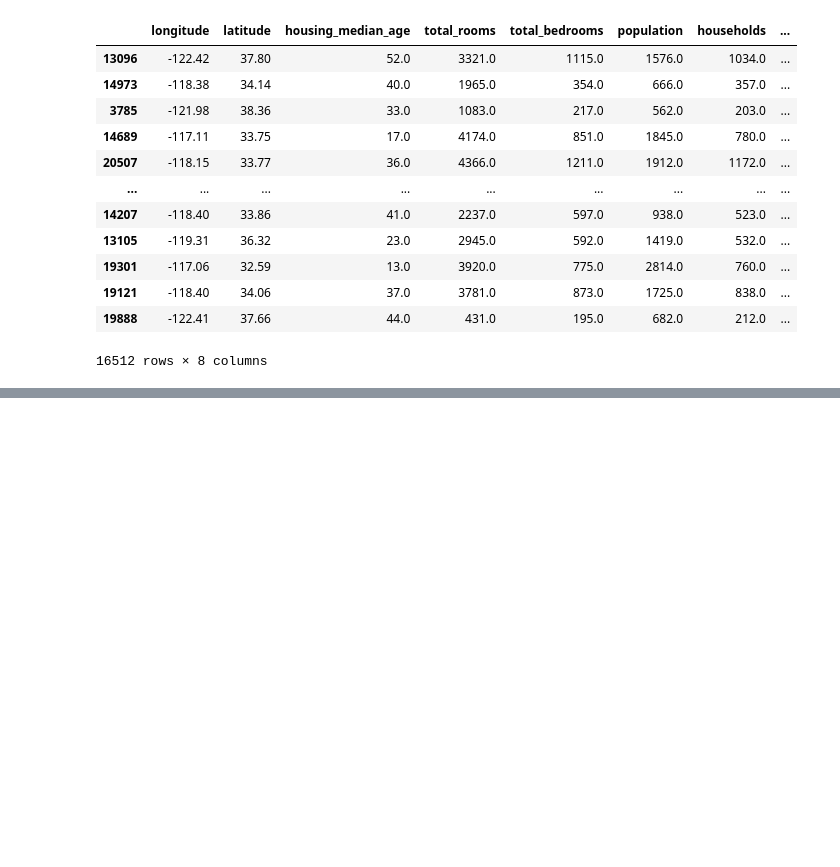
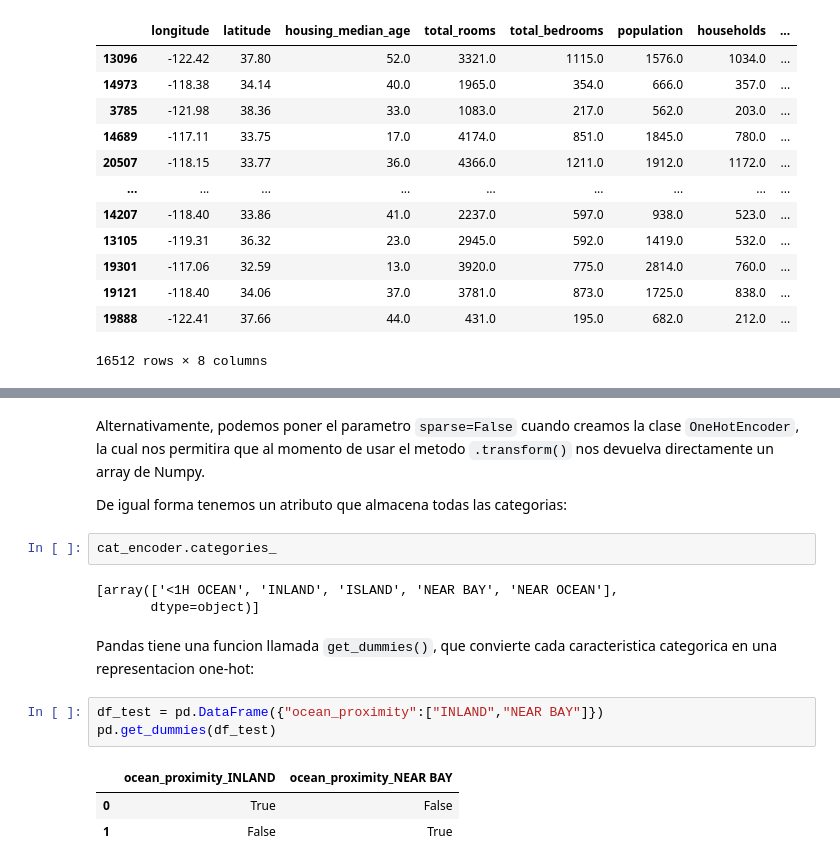
Before and after one commit to titooDiaz/Machine-Learning, a Jupyter notebook: HOML/Chapter 2/notebook.ipynb, the cells around one changed output, grey strips where cells are left out. Drawn from its saved outputs; the diff is of its cells as text; blank space fills up the shorter version.

Commit message:
hadling text and categorical attributes

```diff
--- a/HOML/Chapter 2/notebook.ipynb
+++ b/HOML/Chapter 2/notebook.ipynb
@@ -732,0 +802,18 @@ housing_tr
+# %% [markdown]
+Alternativamente, podemos poner el parametro `sparse=False` cuando creamos la clase `OneHotEncoder`, la cual nos permitira que al momento de usar el metodo `.transform()` nos devuelva directamente un array de Numpy.
+
+De igual forma tenemos un atributo que almacena todas las categorias:
+# %%
+cat_encoder.categories_
+# %% [output]
+[array(['<1H OCEAN', 'INLAND', 'ISLAND', 'NEAR BAY', 'NEAR OCEAN'],
+       dtype=object)]
+# %% [markdown]
+Pandas tiene una funcion llamada `get_dummies()`, que convierte cada caracteristica categorica en una representacion one-hot:
+# %%
+df_test = pd.DataFrame({"ocean_proximity":["INLAND","NEAR BAY"]})
+pd.get_dummies(df_test)
+# %% [output]
+|  | ocean_proximity_INLAND | ocean_proximity_NEAR BAY |
+| 0 | True | False |
+| 1 | False | True |
```
Also changed, not shown: parts of 18 cells of this notebook.
